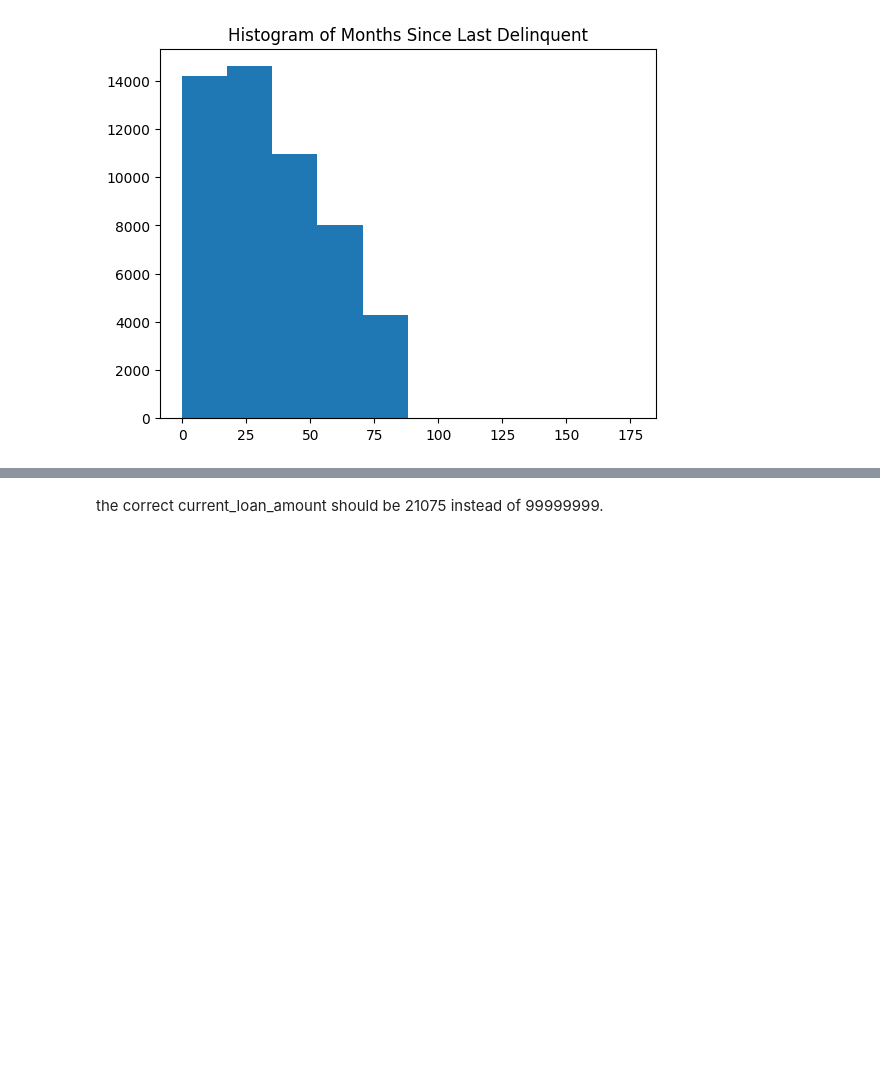
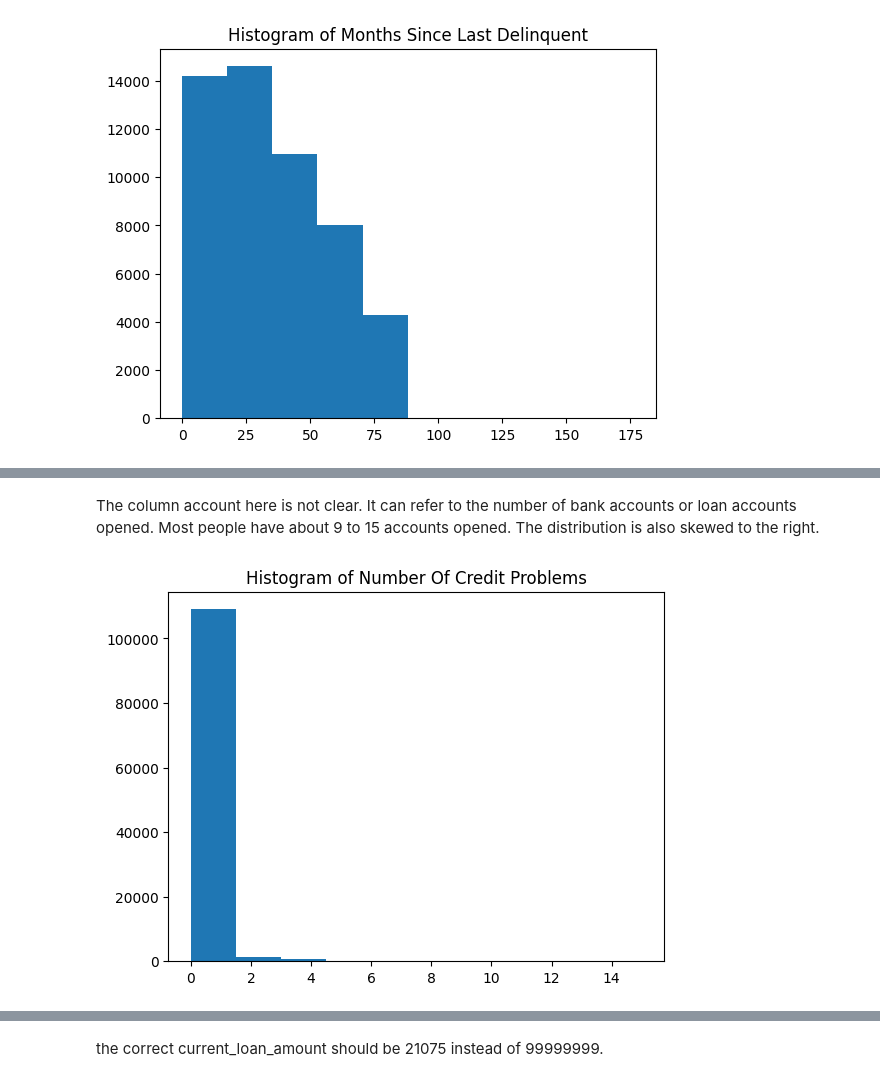
Before and after one commit to nugroho1234/loan-classification-h20-xgboost, a Jupyter notebook: Loan Classification Notebook.ipynb, the cells around one changed output, grey strips where cells are left out. Drawn from its saved outputs; the diff is of its cells as text; code cells hidden in the pictures; blank space fills up the shorter version.

```diff
--- a/Loan Classification Notebook.ipynb
+++ b/Loan Classification Notebook.ipynb
@@ -368,0 +395,6 @@ create_histogram(df,'months_since_last_delinquent')
+# %% [markdown]
+The column account here is not clear. It can refer to the number of bank accounts or loan accounts opened. Most people have about 9 to 15 accounts opened. The distribution is also skewed to the right.
+# %%
+create_histogram(df, 'number_of_credit_problems')
+# %% [output]
+[figure, added]
```
Also changed, not shown: parts of 69 cells of this notebook.
